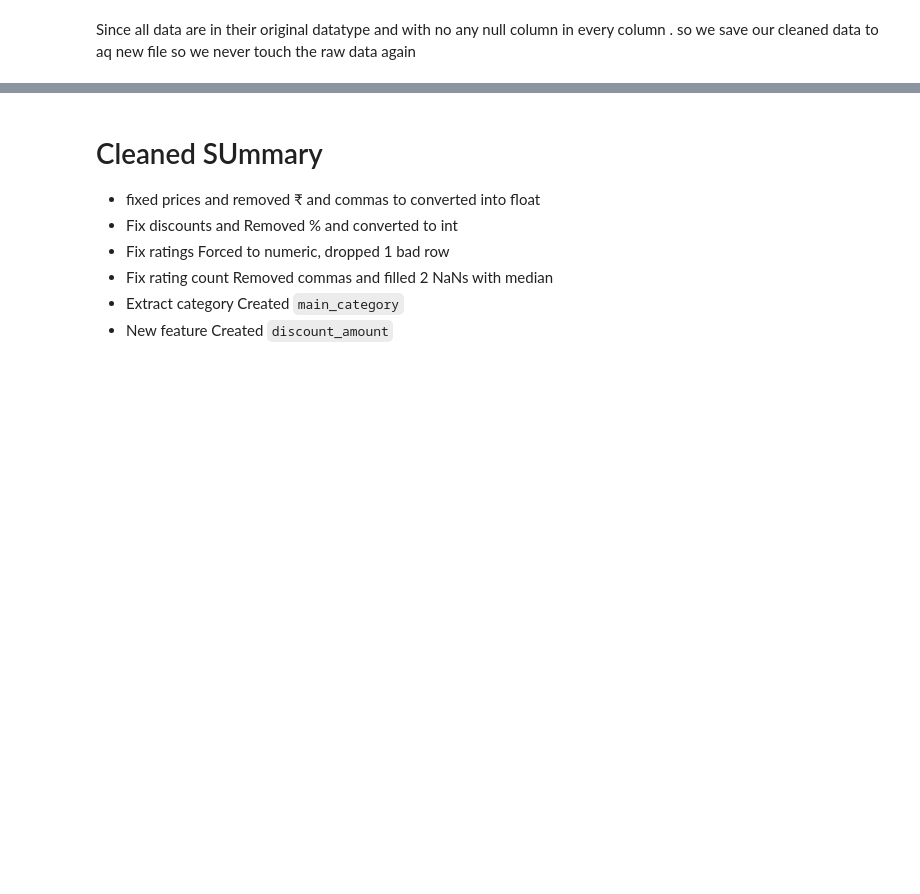
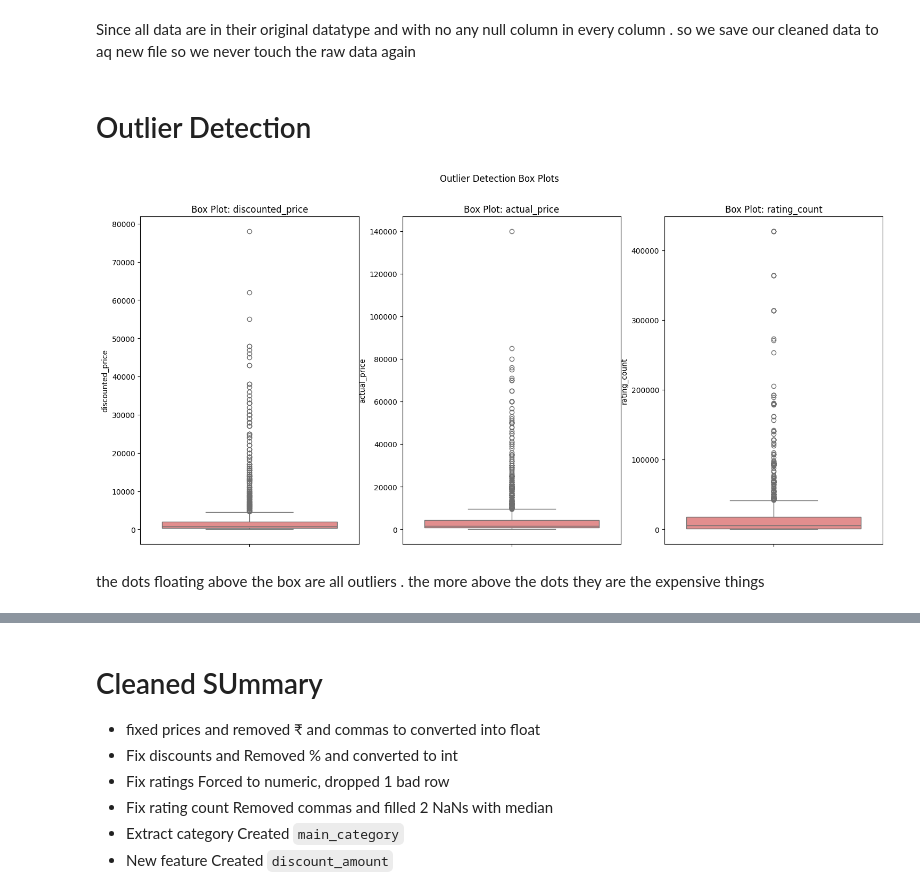
Before and after one commit to suzzzel5/Amazon-sales-insights, a Jupyter notebook: notebooks/02_data_cleaing.ipynb, the cells around one changed output, grey strips where cells are left out. Drawn from its saved outputs; the diff is of its cells as text; code cells hidden in the pictures; blank space fills up the shorter version.

Commit message:
outlier detection

```diff
--- a/notebooks/02_data_cleaing.ipynb
+++ b/notebooks/02_data_cleaing.ipynb
@@ -219,3 +221,34 @@ category               0
 max       426973.00         61910.00
 # %% [markdown]
 Since all data are in their original datatype and with no any null column in every column . so we save our cleaned data to aq new file so we never touch the raw data again
+# %% [markdown]
+# Outlier Detection
+# %%
+#(data point that is unsually fat from rest of other data)
+
+#checking 3 key numeric columns for outlier
+
+cols_to_check = ['discounted_price','acutal_price','rating_count']
+fig, axes = plt.subplots(1,3 ,figsize=(18,8))
+# First plot
+sns.boxplot(y=data['discounted_price'], ax=axes[0], color='lightcoral')
+axes[0].set_title('Box Plot: discounted_price')
+axes[0].set_ylabel('discounted_price')
+
+# Second plot
+sns.boxplot(y=data['actual_price'], ax=axes[1], color='lightcoral')
+axes[1].set_title('Box Plot: actual_price')
+axes[1].set_ylabel('actual_price')
+
+# Third plot
+sns.boxplot(y=data['rating_count'], ax=axes[2], color='lightcoral')
+axes[2].set_title('Box Plot: rating_count')
+axes[2].set_ylabel('rating_count')
+
+plt.suptitle('Outlier Detection Box Plots')
+plt.savefig("../Figures/outlier detection")
+plt.show()
+# %% [output]
+[figure, added]
+# %% [markdown]
+the dots floating above the box are all outliers . the more above the dots they are the expensive things
```
Also changed, not shown: parts of 7 cells of this notebook.
